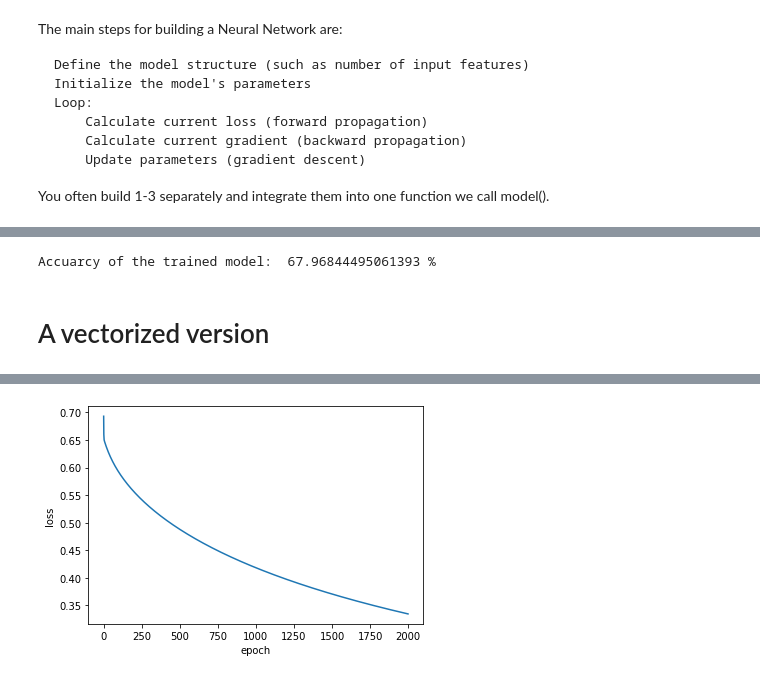
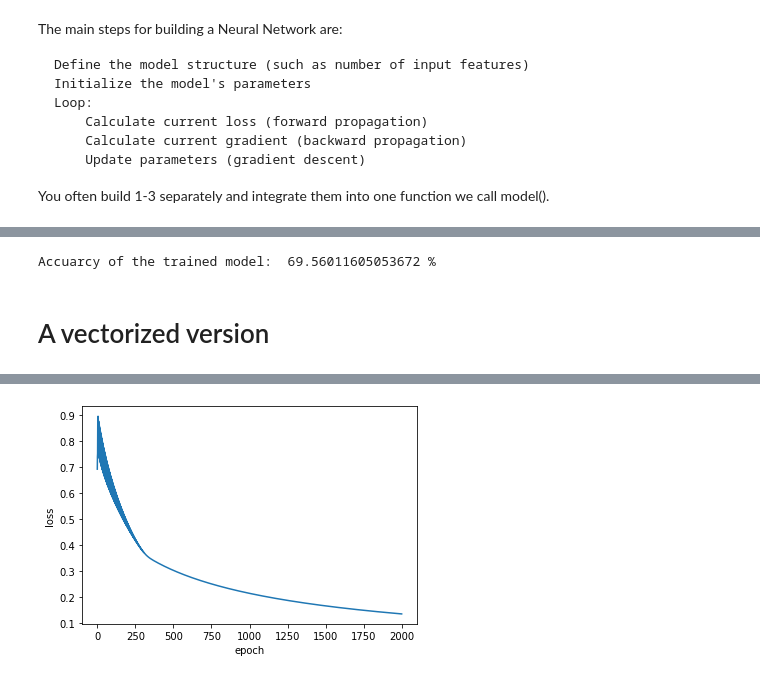
Before and after one commit to pranavkantgaur/Coursera_DL_specialization_from_scratch, a Jupyter notebook: course1/week2/logistic_regression_with_nn_mindset.ipynb, the cells around one changed output, grey strips where cells are left out. Cells and saved outputs as stored; diff of their text form; code cells hidden in the pictures.

```diff
--- a/course1/week2/logistic_regression_with_nn_mindset.ipynb
+++ b/course1/week2/logistic_regression_with_nn_mindset.ipynb
@@ -190,7 +190,8 @@ class CatvsNoncatClassifier(object):
       predictions_array = np.asarray(predictions).reshape(1, len(predictions))
       ground_truths_array = np.asarray(ground_truths).reshape(1, len(ground_truths))
       loss_per_epoch = self.compute_cost(predictions_array, ground_truths_array)
-      print("Loss value at epoch: ", i, " is: ", loss_per_epoch)
+      if (i % 100 == 0):
+        print("Loss value at epoch: ", i, " is: ", loss_per_epoch)
       losses.append(loss_per_epoch)
     # save parameters
     save("model/w.npy", self.w)
@@ -217,6 +218,6 @@ class CatvsNoncatClassifier(object):
 classifier = CatvsNoncatClassifier(num_hidden_units=1, input_size = x_train_images.shape[0])
 # %%
 # comment out this line if model is already trained.
-classifier.train_model(x_train_images, y_train_images, learning_rate = 0.001,
-                         n_training_epochs = 200)
+classifier.train_model(x_train_images, y_train_images, learning_rate = 0.005,
+                         n_training_epochs = 2000)
 # %% [output]
@@ -241,7 +245,7 @@ Loss value at epoch:  199  is:  7.995171170523568
 # %%
 classifier.evaluate_model(x_test_images, y_test_images)
 # %% [output]
-Accuarcy of the trained model:  67.96844495061393 %
+Accuarcy of the trained model:  69.56011605053672 %
 # %% [markdown]
 # A  vectorized version
 # %%
@@ -304,7 +323,7 @@ class  VectorizedCatvsNoCatClassifier(object):
 # %%
-vect_catvsnoncat = VectorizedCatvsNoCatClassifier()
+vect_catvsnoncat = VectorizedCatvsNoCatClassifier(n_hidden_units = 1)
 # %%
-vect_catvsnoncat.train(x_train_images, y_train_images, lr = 0.001,
-                       n_hidden_units = 1, n_epochs = 2000)
+vect_catvsnoncat.train(x_train_images, y_train_images, lr = 0.005,
+                       n_epochs = 2000)
 # %% [output]
 Loss over epoch:  0 :  [[0.69314718]]
@@ -327,4 +346,4 @@ Loss over epoch:  1999 :  [[0.3343903]]
-[figure, old version]
+[figure, new version]
 # %%
 vect_catvsnoncat.evaluate(x_test_images, y_test_images)
 # %% [output]
```
Also changed, not shown: parts of 5 cells of this notebook.
